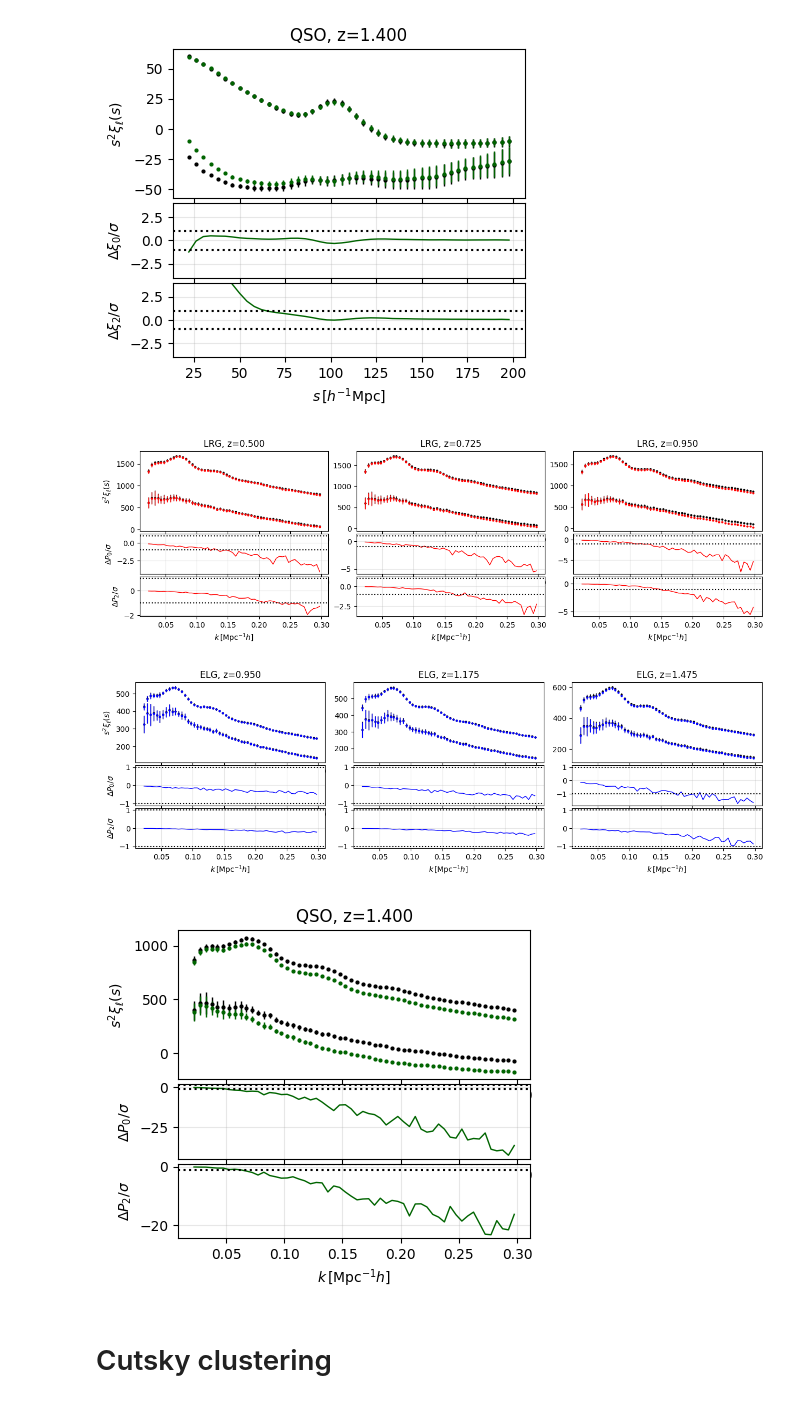
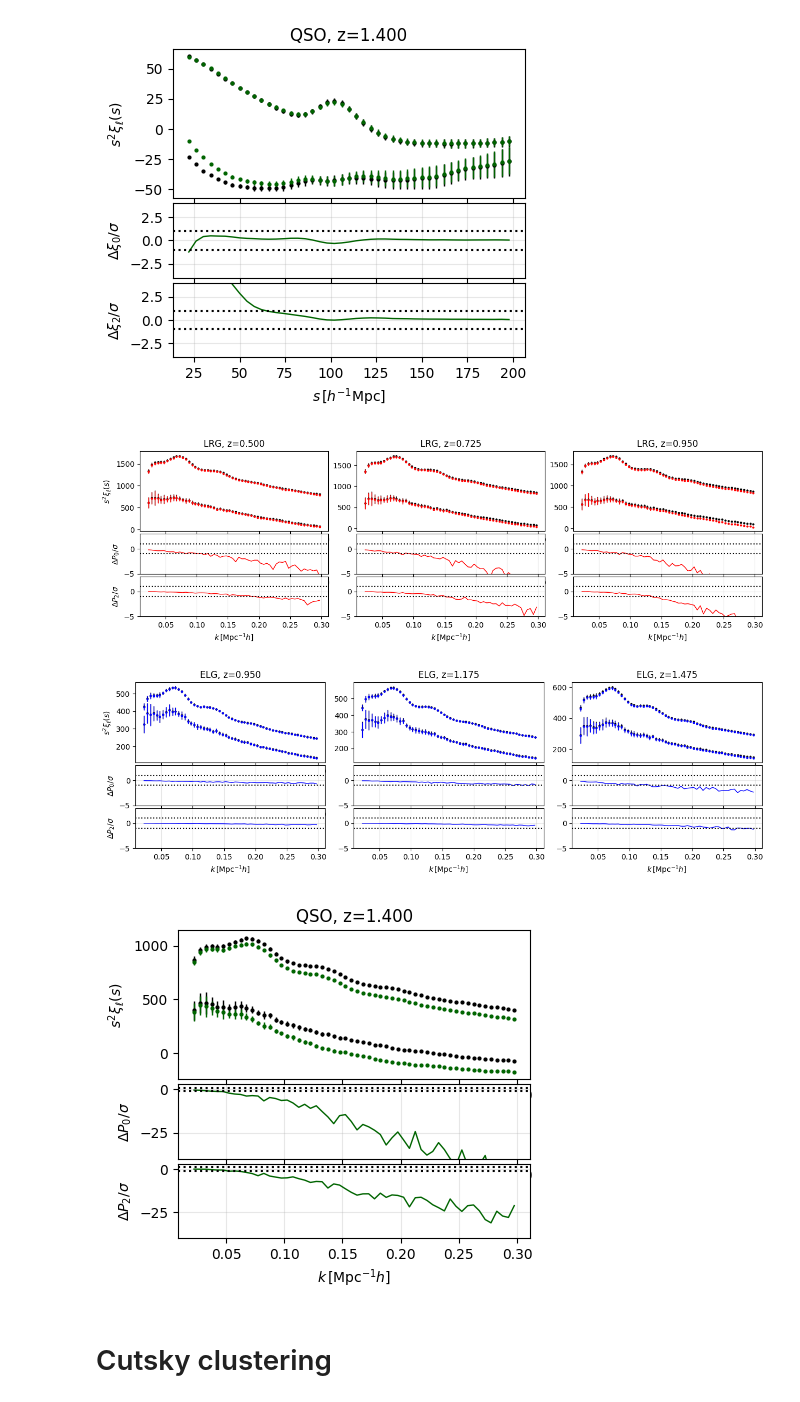
Before and after one commit to ShengyuHE/desi_y3_redshift_errors, a Jupyter notebook: main/clustering/notebooks/plot_2pt_task1.ipynb, the cells around one changed output. Saved outputs shown, nothing was run; the diff lists cells and outputs as text; code cells hidden in the pictures.

```diff
--- a/main/clustering/notebooks/plot_2pt_task1.ipynb
+++ b/main/clustering/notebooks/plot_2pt_task1.ipynb
@@ -20,13 +20,12 @@ from pypower import CatalogFFTPower, PowerSpectrumMultipoles, setup_logging
 from pycorr import project_to_multipoles, project_to_wp, TwoPointCorrelationFunction, setup_logging
 setup_logging(level='warning')
 
-sys.path.append('/global/homes/s/shengyu/desi_y3_redshift_errors/main/')
+sys.path.append('../../')
 from helper import REDSHIFT_BIN_OVERALL, REDSHIFT_BIN_LSS, REDSHIFT_ABACUSHF_v1, NRAN, TRACER_CUTSKY_INFO
 from helper import GET_REPEATS_DV, GET_CTHR, GET_REPEATS_NUMBER
 from cat_tools import read_positions_weights
 from fitting_tools import load_bins
 from plotting_tools import COLOR_OVERALL
-
 %load_ext autoreload
 %autoreload 2
 %matplotlib inline
@@ -34,7 +33,7 @@ from plotting_tools import COLOR_OVERALL
 
 BASE_DIR = '/pscratch/sd/s/shengyu/galaxies/catalogs/Y3/AbacusHF-v1'
 REPEAT_DIR = '/pscratch/sd/s/shengyu/repeats/DA2/loa-v1'
-RESULT_DIR = '/global/homes/s/shengyu/desi_y3_redshift_errors/main/clustering/results'
+RESULT_DIR = '../results'
 
 def zfmt(x):
     return f"{x:.3f}".replace(".", "p")
@@ -187,38 +227,39 @@ for tracer in tracers:
                 k = k[mask]
             for ell in [0,2]:
                 pk_ell_mean = np.array(tab_fid[f'pk{ell}_mean'])
                 pk_ell_std   = np.array(tab_fid[f'pk{ell}_std'])
                 if zerr is False:
                     clean_mean[ell] = pk_ell_mean.copy()
                     clean_std[ell] = pk_ell_std.copy()
                 # plot the multipole and quadrupoles
                 ax = plt.subplot(gs[indz])
                 ax.errorbar(k, k * pk_ell_mean, yerr=k * pk_ell_std,
                             fmt='o', markersize=2, lw=1, color=colors[inde], label=f'fid ξ{ell}' if indz == 0 else None)
                 if indz == 0 and ell == 0:
                     ax.set_ylabel(r"$s^2\xi_\ell(s)$")
                 ax.set_title(f"{tracer}, z={zsnap:.3f}")
                 # plot the residual plots
                 if zerr is not False:
                     if ell == 0:
                         ax = plt.subplot(gs[indz+3])
                         if indz == 0:
                             ax.set_ylabel(r"$\Delta P_0/\sigma$")
                     elif ell == 2:
                         ax = plt.subplot(gs[indz+6])
                         ax.set_xlabel(r"$k\,[\mathrm{Mpc} ^{-1}h]$")
                         if indz == 0:
                             ax.set_ylabel(r"$\Delta P_2/\sigma$")
-                    err = np.sqrt(pk_ell_std**2+clean_std[ell]**2)
+                    # err = np.sqrt(pk_ell_std**2+clean_std[ell]**2)
+                    err = clean_std[ell]
                     ax.plot(k, (pk_ell_mean-clean_mean[ell])/err, lw=1, color=colors[inde], label=f'fid ξ{ell}' if indz == 0 else None)
                     for value in [-1,1]:
                         ax.axhline(y=value, ls = ':', color='black')
-                    # ax.set_ylim([-10,10])
+                    ax.set_ylim([-40 if tracer == 'QSO' else -5,3])
                     ax.grid(alpha=0.3)
 # %% [output]
-[figure, old version]
+[figure, new version]
-[figure, old version]
+[figure, new version]
-[figure, old version]
+[figure, new version]
 # %% [markdown]
 # Cutsky clustering
 # %%
```
Also changed, not shown: parts of 8 cells of this notebook, 48 other files.
